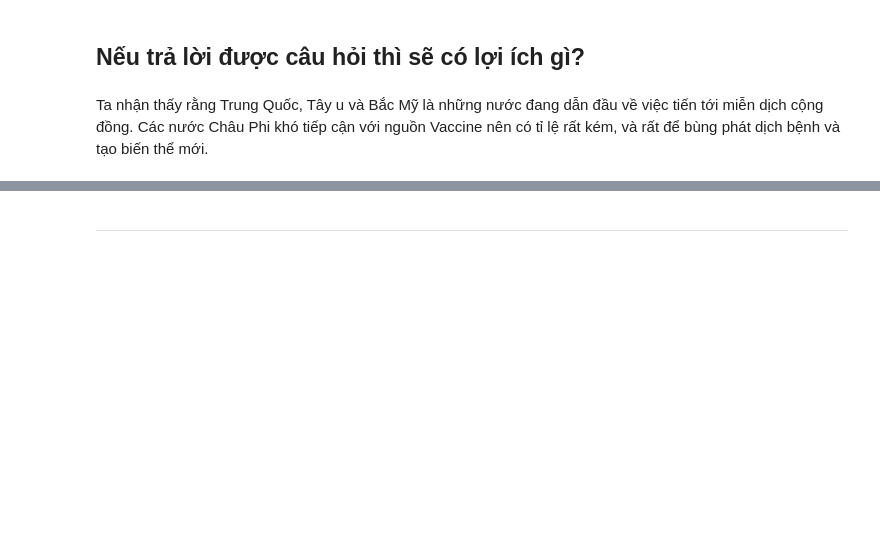
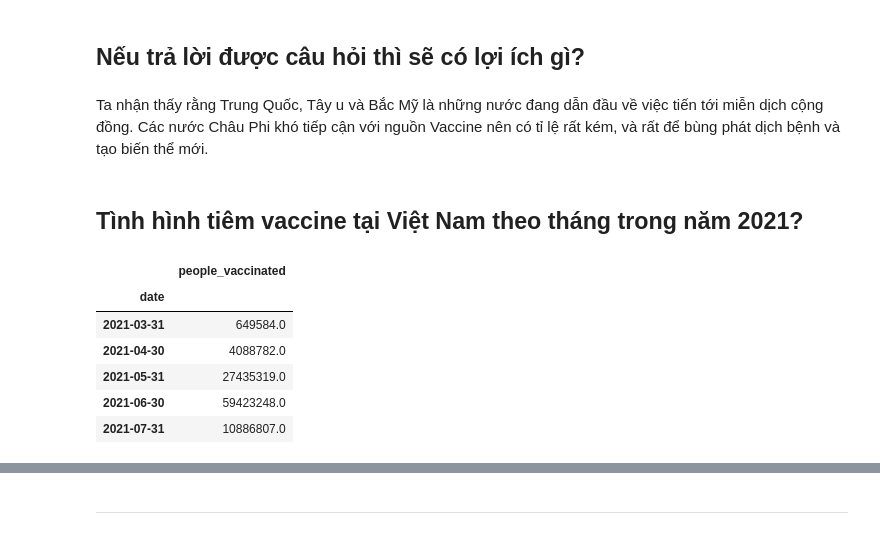
Before and after one commit to FinalProject-P4DS/FinalProject-P4DS, a Jupyter notebook: Final_Project-P4DS.ipynb, the cells around one changed output, grey strips where cells are left out. Cells and saved outputs as stored; diff of their text form; code cells hidden in the pictures; blank space fills up the shorter version.

```diff
--- a/Final_Project-P4DS.ipynb
+++ b/Final_Project-P4DS.ipynb
@@ -542,3 +542,18 @@ herd_immunity_world_map.render_notebook()
 ## Nếu trả lời được câu hỏi thì sẽ có lợi ích gì?
 # %% [markdown]
 Ta nhận thấy rằng Trung Quốc, Tây  u và Bắc Mỹ là những nước đang dẫn đầu về việc tiến tới miễn dịch cộng đồng. Các nước Châu Phi khó tiếp cận với nguồn Vaccine nên có tỉ lệ rất kém, và rất để bùng phát dịch bệnh và tạo biến thể mới.
+# %% [markdown]
+## Tình hình tiêm vaccine tại Việt Nam theo tháng trong năm 2021?
+# %%
+vietnam_vacc = national_vacc[national_vacc['location'] == 'Vietnam'][['date', 'people_vaccinated']]
+
+vietnam_vaccinations_each_month = vietnam_vacc.resample('M', on='date').sum()
+vietnam_vaccinations_each_month
+# %% [output]
+|  | people_vaccinated |
+| date |  |
+| 2021-03-31 | 649584.0 |
+| 2021-04-30 | 4088782.0 |
+| 2021-05-31 | 27435319.0 |
+| 2021-06-30 | 59423248.0 |
+| 2021-07-31 | 10886807.0 |
```
Also changed, not shown: parts of 6 cells of this notebook.
